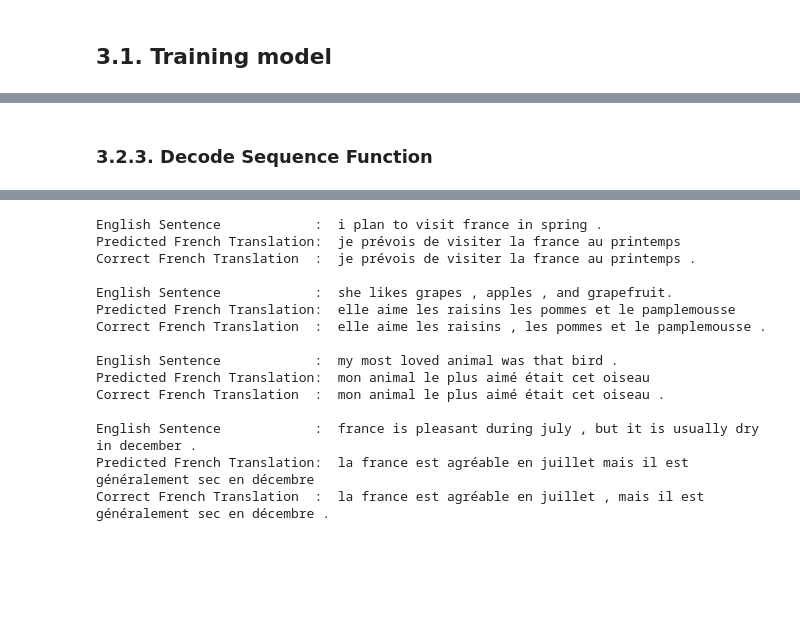
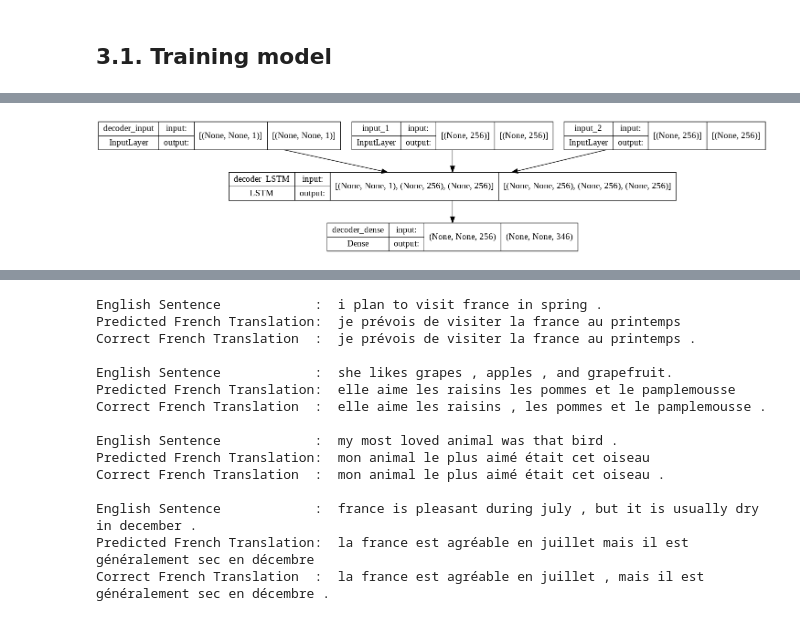
Before and after one commit to adityashah0112/Machine-Translation-Seq2Seq-Keras, a Jupyter notebook: machine_translation_seq2seq.ipynb, the cells around one changed output, grey strips where cells are left out. Cells and saved outputs as stored; diff of their text form; code cells hidden in the pictures; blank space fills up the shorter version.

```diff
--- a/machine_translation_seq2seq.ipynb
+++ b/machine_translation_seq2seq.ipynb
@@ -268,5 +346,9 @@ inference_decoder_model = Model(inputs  = [input_seq_decoder] + decoder_initial_
                                 outputs = [logits,
                                           last_hidden_decoder,
                                           last_cell_decoder])
-# %% [markdown]
-### 3.2.3. Decode Sequence Function
+# %%
+plot_model(inference_decoder_model, show_shapes=True, show_layer_names=True, to_file='decoder_model.png')
+# Image will be saved under the name 'model.png'
+Image('decoder_model.png')
+# %% [output]
+[figure, added]
```
Also changed, not shown: parts of 43 cells of this notebook, 1 other file.
